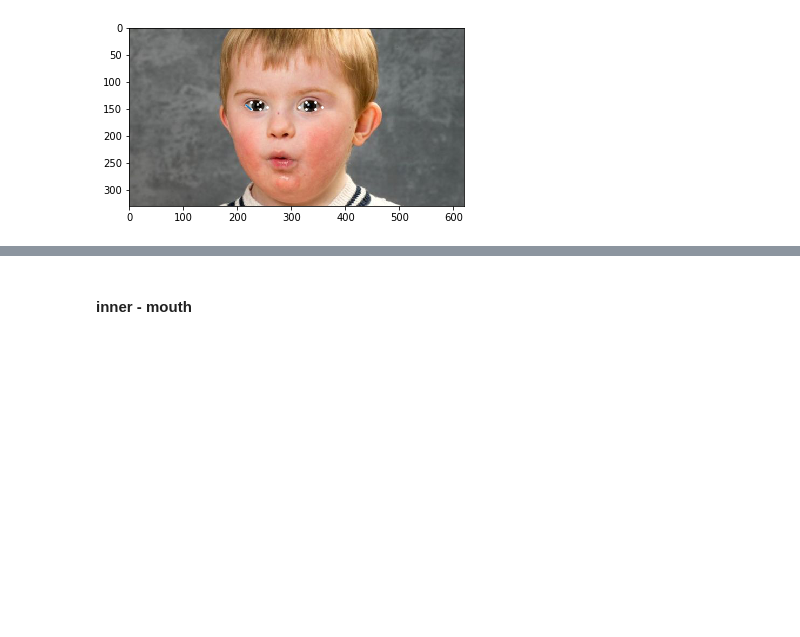
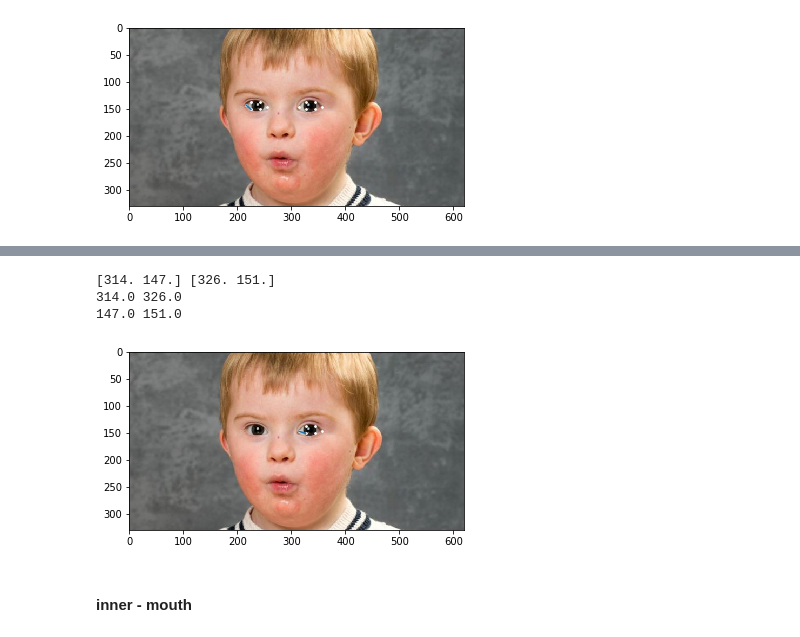
Before and after one commit to devipramita/TA2019_Maharani_13516142, a Jupyter notebook: FeaturesExtraction.ipynb, the cells around one changed output, grey strips where cells are left out. Saved outputs shown, nothing was run; the diff lists cells and outputs as text; code cells hidden in the pictures; blank space fills up the shorter version.

```diff
--- a/FeaturesExtraction.ipynb
+++ b/FeaturesExtraction.ipynb
@@ -485,3 +526,10 @@ draw_specific_output(input_2d_down, preds_2d_down_inner_eyes)
+# %%
+draw_specific_output(input_2d_down, preds_2d_down_inner_eyes_right)
+# %% [output]
+[314. 147.] [326. 151.]
+314.0 326.0
+147.0 151.0
+[figure, added]
 # %% [markdown]
 #### inner - mouth
 # %%
```
Also changed, not shown: parts of 29 cells of this notebook, 1 other file.
